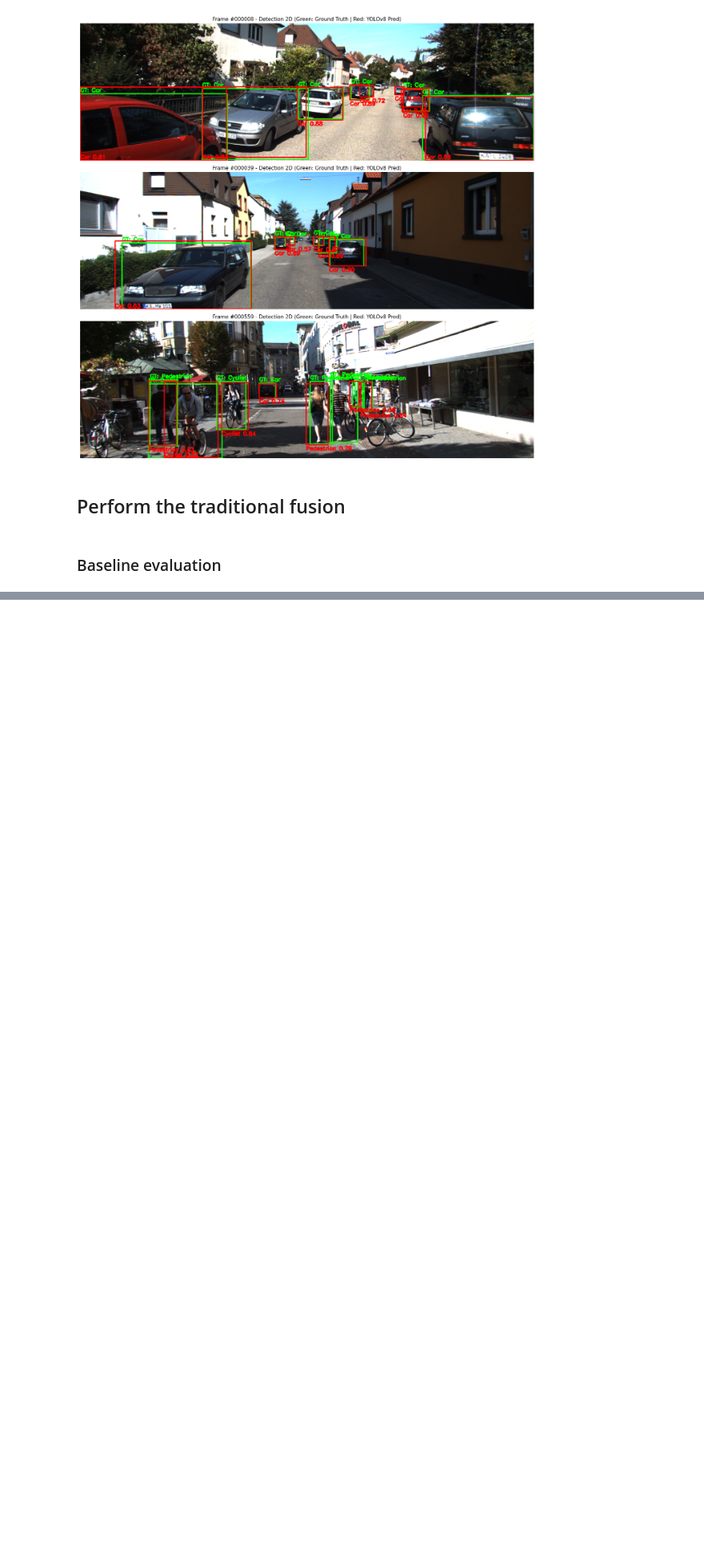
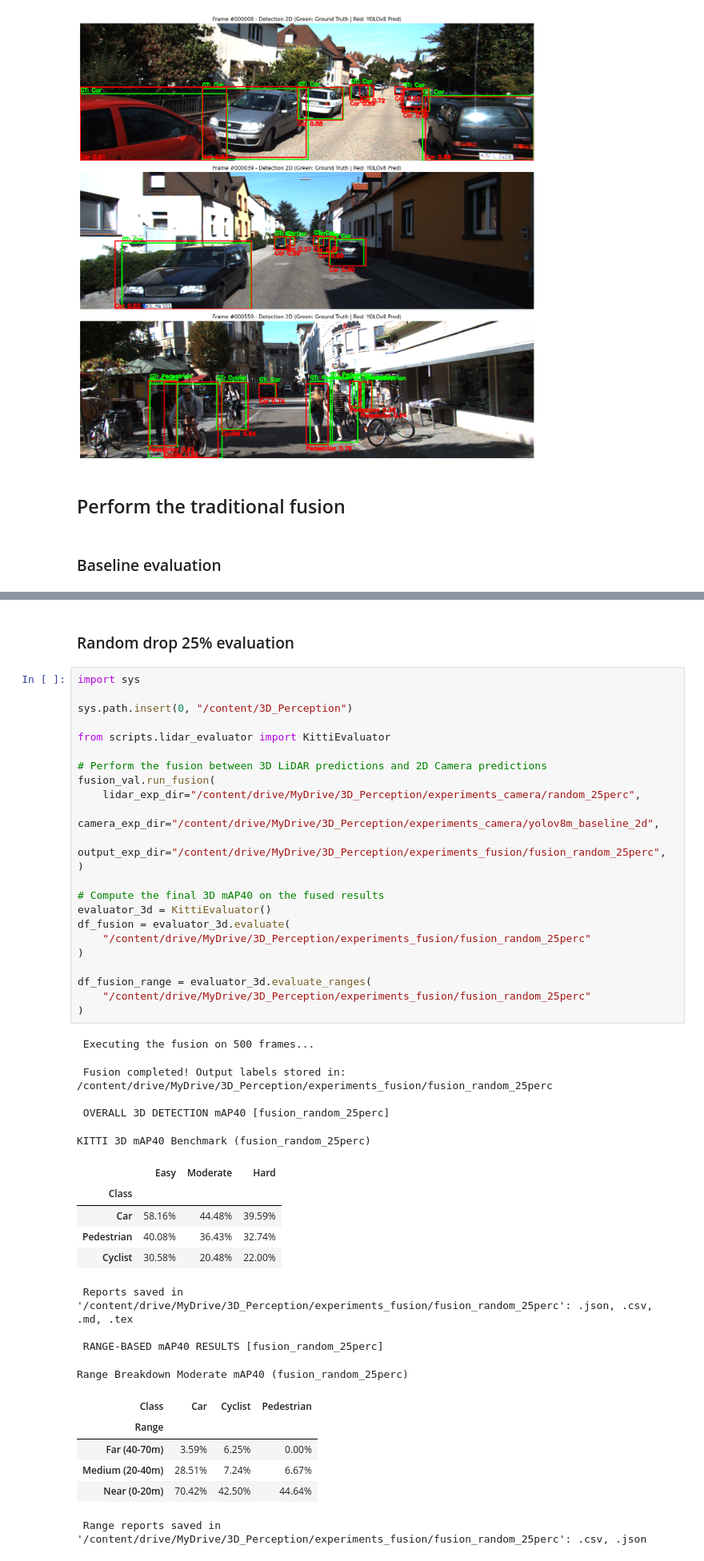
Before and after one commit to giacomosalvatori03/3D_Perception, a Jupyter notebook: notebooks/02_camera_fusion_trad.ipynb, the cells around one changed output, grey strips where cells are left out. Shown at 80% size. Drawn from its saved outputs; the diff is of its cells as text; blank space fills up the shorter version.

```diff
--- a/notebooks/02_camera_fusion_trad.ipynb
+++ b/notebooks/02_camera_fusion_trad.ipynb
@@ -409,0 +523,46 @@ df_fusion = evaluator_3d.evaluate(
+# %% [markdown]
+### Random drop 25% evaluation
+# %%
+import sys
+
+sys.path.insert(0, "/content/3D_Perception")
+
+from scripts.lidar_evaluator import KittiEvaluator
+
+# Perform the fusion between 3D LiDAR predictions and 2D Camera predictions
+fusion_val.run_fusion(
+    lidar_exp_dir="/content/drive/MyDrive/3D_Perception/experiments_camera/random_25perc",
+    camera_exp_dir="/content/drive/MyDrive/3D_Perception/experiments_camera/yolov8m_baseline_2d",
+    output_exp_dir="/content/drive/MyDrive/3D_Perception/experiments_fusion/fusion_random_25perc",
+)
+
+# Compute the final 3D mAP40 on the fused results
+evaluator_3d = KittiEvaluator()
+df_fusion = evaluator_3d.evaluate(
+    "/content/drive/MyDrive/3D_Perception/experiments_fusion/fusion_random_25perc"
+)
+
+df_fusion_range = evaluator_3d.evaluate_ranges(
+    "/content/drive/MyDrive/3D_Perception/experiments_fusion/fusion_random_25perc"
+)
+# %% [output]
+ Executing the fusion on 500 frames...
+ Fusion completed! Output labels stored in: /content/drive/MyDrive/3D_Perception/experiments_fusion/fusion_random_25perc
+
+ OVERALL 3D DETECTION mAP40 [fusion_random_25perc]
+KITTI 3D mAP40 Benchmark (fusion_random_25perc)
+|  | Easy | Moderate | Hard |
+| Class |  |  |  |
+| Car | 58.16% | 44.48% | 39.59% |
+| Pedestrian | 40.08% | 36.43% | 32.74% |
+| Cyclist | 30.58% | 20.48% | 22.00% |
+ Reports saved in '/content/drive/MyDrive/3D_Perception/experiments_fusion/fusion_random_25perc': .json, .csv, .md, .tex
+
+ RANGE-BASED mAP40 RESULTS [fusion_random_25perc]
+Range Breakdown Moderate mAP40 (fusion_random_25perc)
+| Class | Car | Cyclist | Pedestrian |
+| Range |  |  |  |
+| Far (40-70m) | 3.59% | 6.25% | 0.00% |
+| Medium (20-40m) | 28.51% | 7.24% | 6.67% |
+| Near (0-20m) | 70.42% | 42.50% | 44.64% |
+ Range reports saved in '/content/drive/MyDrive/3D_Perception/experiments_fusion/fusion_random_25perc': .csv, .json
```
Also changed, not shown: parts of 13 cells of this notebook, 1 other file.
